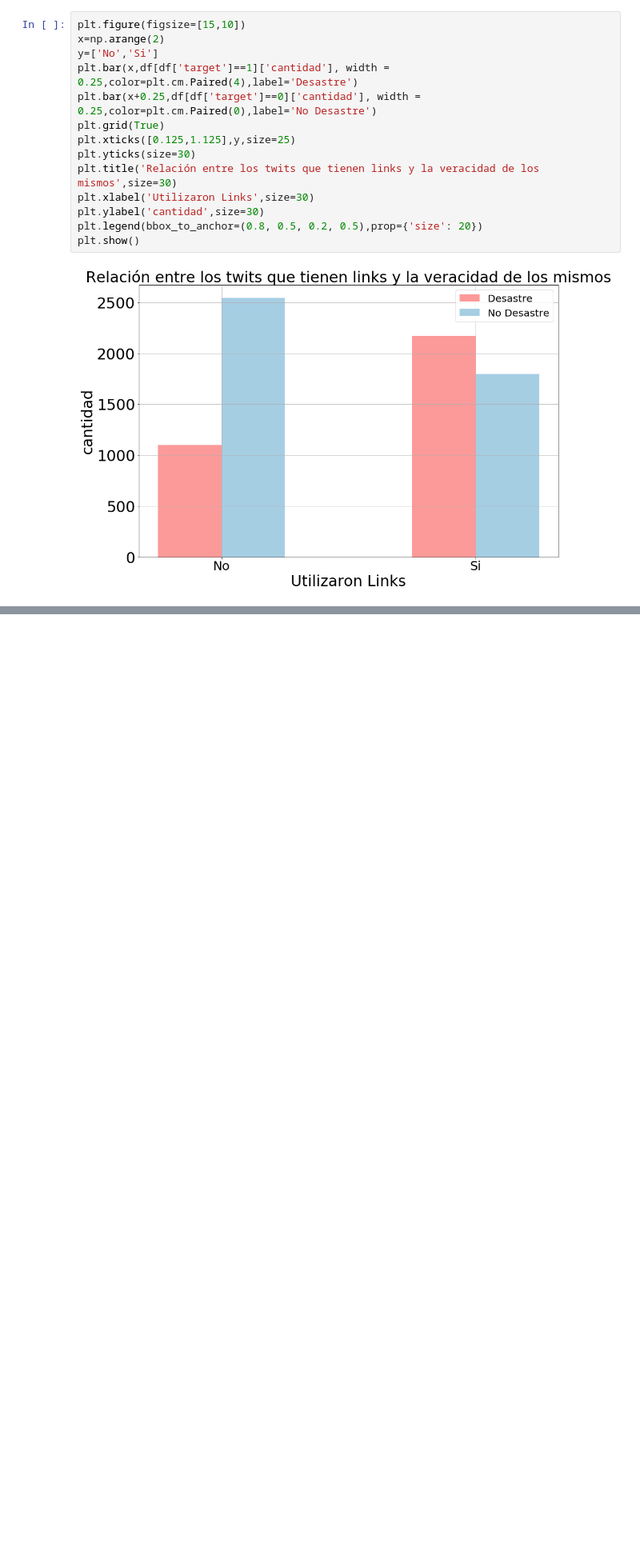
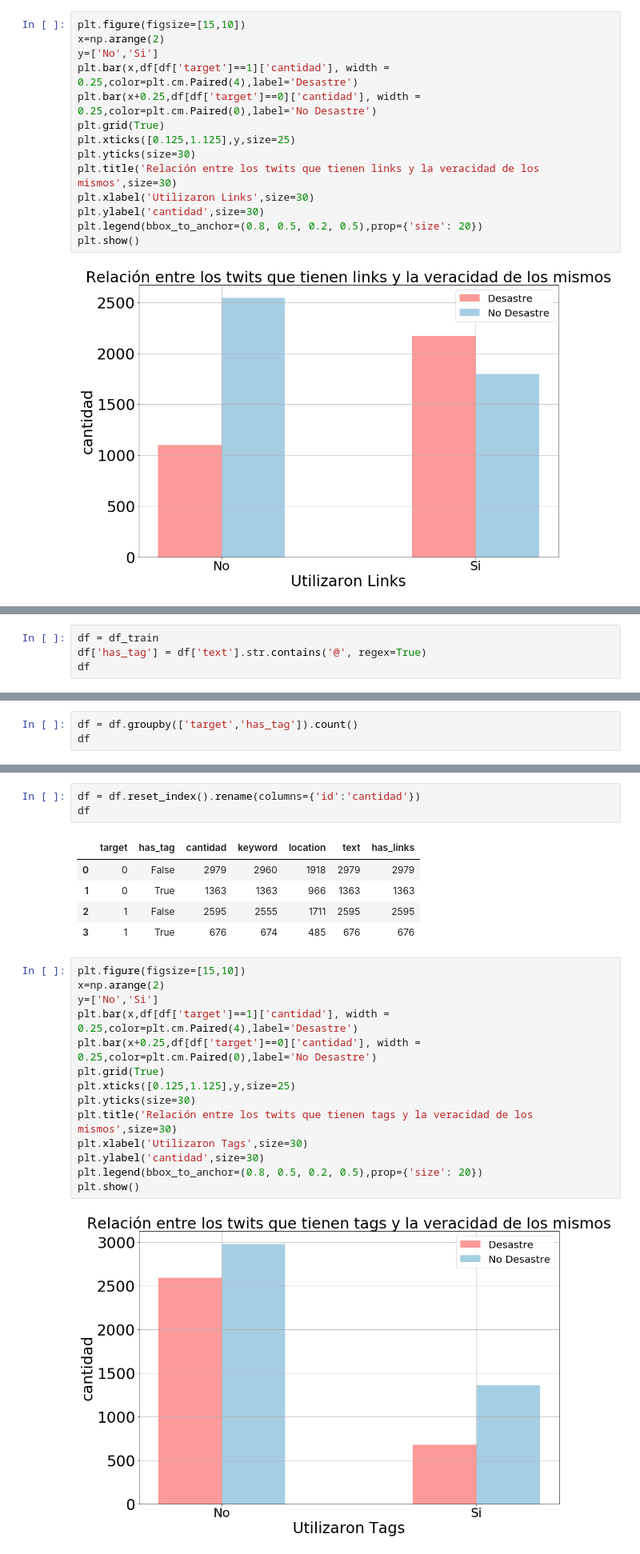
Before and after one commit to FranciscoGauna/TP1-Datos, a Jupyter notebook: Analisis-Joaquin.ipynb, the cells around one changed output, grey strips where cells are left out. Shown: that part at 80% size. Drawn from its saved outputs; the diff is of its cells as text; blank space fills up the shorter version.

Commit message:
relacion entre los twits que tiene tags y la veracidad de los mismos

```diff
--- a/Analisis-Joaquin.ipynb
+++ b/Analisis-Joaquin.ipynb
@@ -86,0 +102,4 @@ plt.show()
+# %%
+df = df_train
+df['has_tag'] = df['text'].str.contains('@', regex=True)
+df
@@ -86,0 +120,3 @@ plt.show()
+# %%
+df = df.groupby(['target','has_tag']).count()
+df
@@ -86,0 +130,25 @@ plt.show()
+# %%
+df = df.reset_index().rename(columns={'id':'cantidad'})
+df
+# %% [output]
+|  | target | has_tag | cantidad | keyword | location | text | has_links |
+| 0 | 0 | False | 2979 | 2960 | 1918 | 2979 | 2979 |
+| 1 | 0 | True | 1363 | 1363 | 966 | 1363 | 1363 |
+| 2 | 1 | False | 2595 | 2555 | 1711 | 2595 | 2595 |
+| 3 | 1 | True | 676 | 674 | 485 | 676 | 676 |
+# %%
+plt.figure(figsize=[15,10])
+x=np.arange(2)
+y=['No','Si']
+plt.bar(x,df[df['target']==1]['cantidad'], width = 0.25,color=plt.cm.Paired(4),label='Desastre')
+plt.bar(x+0.25,df[df['target']==0]['cantidad'], width = 0.25,color=plt.cm.Paired(0),label='No Desastre')
+plt.grid(True)
+plt.xticks([0.125,1.125],y,size=25)
+plt.yticks(size=30)
+plt.title('Relación entre los twits que tienen tags y la veracidad de los mismos',size=30)
+plt.xlabel('Utilizaron Tags',size=30)
+plt.ylabel('cantidad',size=30)
+plt.legend(bbox_to_anchor=(0.8, 0.5, 0.2, 0.5),prop={'size': 20})
+plt.show()
+# %% [output]
+[figure, added]
```
Also changed, not shown: parts of 6 cells of this notebook.
